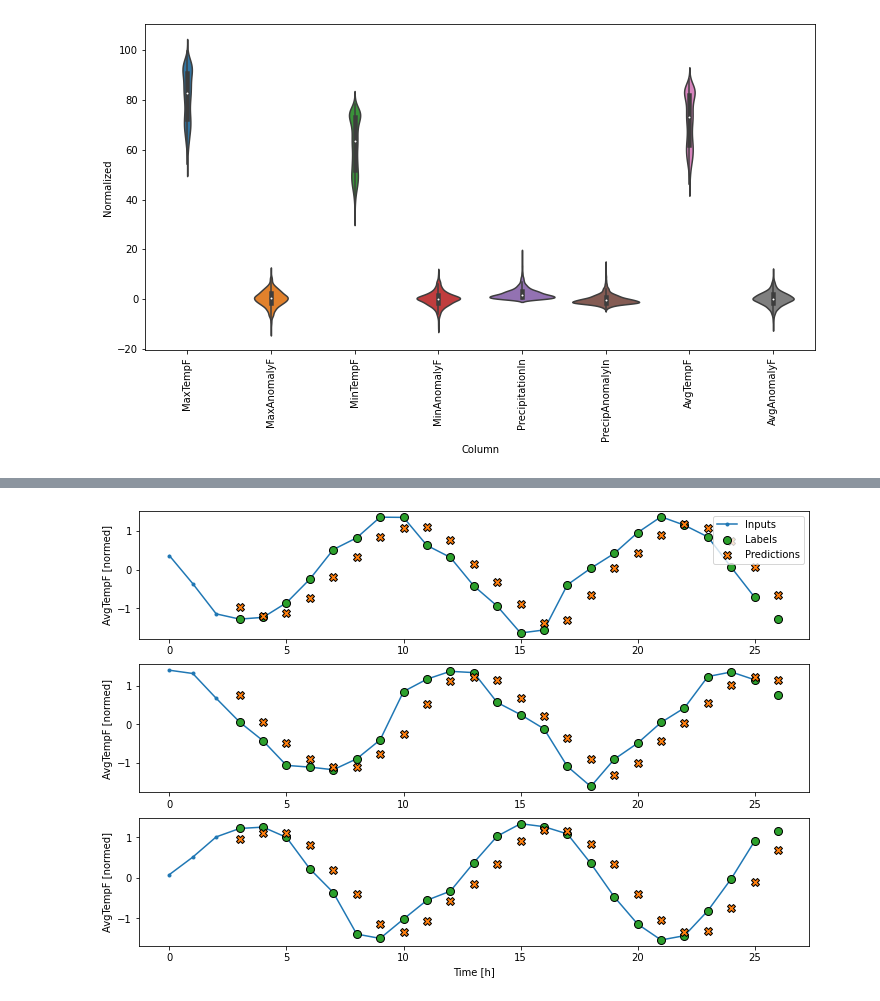
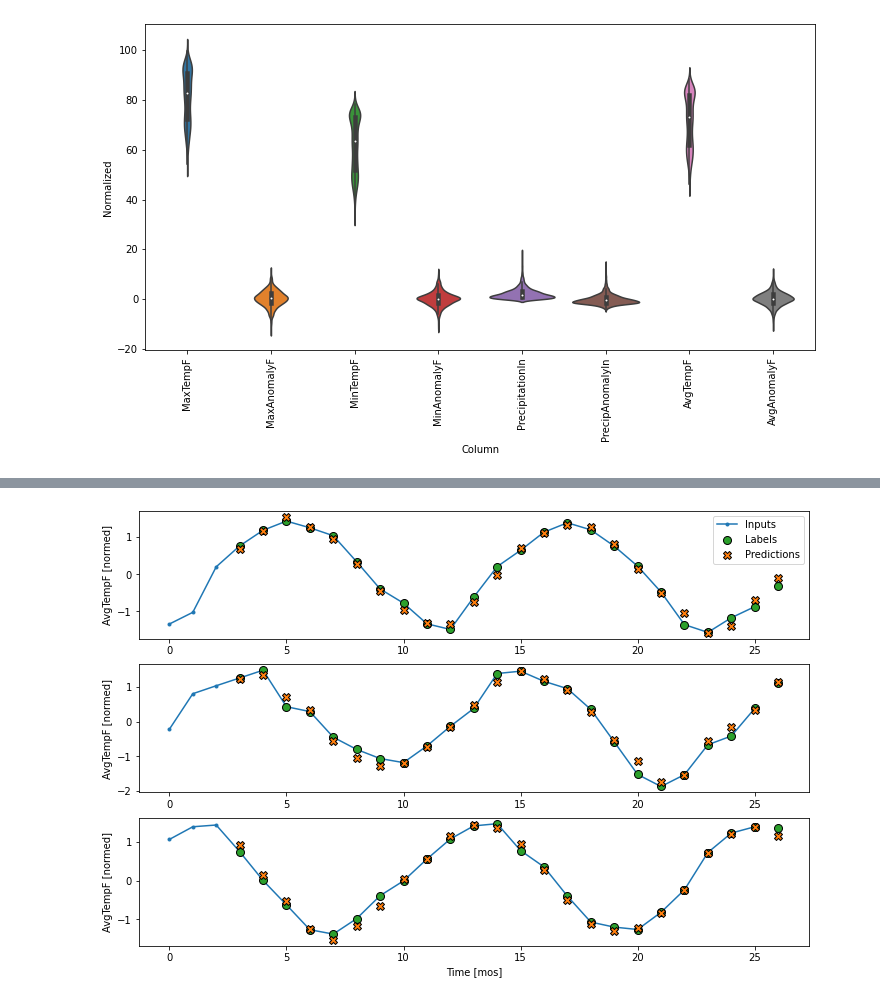
Before and after one commit to carlystanton/tempPrediction, a Jupyter notebook: TempPredTest.ipynb, the cells around one changed output, grey strips where cells are left out. Saved outputs shown, nothing was run; the diff lists cells and outputs as text; code cells hidden in the pictures.

```diff
--- a/TempPredTest.ipynb
+++ b/TempPredTest.ipynb
@@ -189,10 +189,12 @@ class Baseline(tf.keras.Model):
     result = inputs[:, :, self.label_index]
     return result[:, :, tf.newaxis]
 # %%
+#loads data & splits datasets for Wayne County (Detroit, MI), Cook County (Chicago, IL), & Nueces County
 dfWayne = buildDataframe('MI-163')
 dfCook = buildDataframe('IL-031')
 dfNueces = buildDataframe('TX-355')
 train_Wayne, val_Wayne, test_Wayne = split_normalizeData(dfWayne)
 train_Cook, val_Cook, test_Cook = split_normalizeData(dfCook)
 train_Nueces, val_Nueces, test_Nueces = split_normalizeData(dfNueces)
+column_indices = {name: i for i, name in enumerate(dfWayne.columns)}
 # %%
@@ -368,17 +401,0 @@ Epoch 50/50
-# %%
-multi_step_dense = tf.keras.Sequential([
-    # Shape: (time, features) => (time*features)
-    tf.keras.layers.Flatten(),
-    tf.keras.layers.Dense(units=32, activation='relu'),
-    tf.keras.layers.Dense(units=32, activation='relu'),
-    tf.keras.layers.Dense(units=1),
-    # Add back the time dimension.
-    # Shape: (outputs) => (1, outputs)
-    tf.keras.layers.Reshape([1, -1]),
-])
-print('Input shape:', w_3m.example[0].shape)
-print('Output shape:', multi_step_dense(w_3m.example[0]).shape)
-history = compile_and_fit(multi_step_dense, w_3m)
-val_performance['Multi step dense'] = multi_step_dense.evaluate(w_3m.val)
-performance['Multi step dense'] = multi_step_dense.evaluate(w_3m.test, verbose=0)
-conv_window.plot(multi_step_dense)
@@ -404,15 +402,13 @@ Epoch 50/50
 # %%
+#convolution NN model - 1 convolution layer, 1 dense layer - multi step (3 mos)
 conv_model = tf.keras.Sequential([
     tf.keras.layers.Conv1D(filters=32,
                            kernel_size=(CONV_WIDTH,),
                            activation='relu'),
     tf.keras.layers.Dense(units=32, activation='relu'),
-    tf.keras.layers.Dense(units=1),
-])
-print('Input shape:', w_3m.example[0].shape)
-print('Output shape:', conv_model(w_3m.example[0]).shape)
+    tf.keras.layers.Dense(units=1),])
 history = compile_and_fit(conv_model, w_3m)
 val_performance['Conv'] = conv_model.evaluate(w_3m.val)
 performance['Conv'] = conv_model.evaluate(w_3m.test, verbose=0)
-w_1y.plot(conv_model)
+w_3m.plot(conv_model)
 # %% [output]
@@ -437,4 +433,5 @@ Epoch 50/50
 # %%
+#convolution NN model - 1 convolution layer, 1 dense layer - single step w/ 2 yrs data
 LABEL_WIDTH = 24
 INPUT_WIDTH = LABEL_WIDTH + (CONV_WIDTH - 1)
 wide_conv_window = WindowGenerator(
@@ -443,9 +440,14 @@ wide_conv_window = WindowGenerator(
     shift=1,
     train_df=train_Wayne, val_df=val_Wayne, test_df=test_Wayne,
     label_columns=['AvgTempF'])
-
-print('Input shape:', wide_conv_window.example[0].shape)
-print('Labels shape:', wide_conv_window.example[1].shape)
-print('Output shape:', conv_model(wide_conv_window.example[0]).shape)
-wide_conv_window.plot(conv_model)
+conv_model2 = tf.keras.Sequential([
+    tf.keras.layers.Conv1D(filters=32,
+                           kernel_size=(CONV_WIDTH,),
+                           activation='relu'),
+    tf.keras.layers.Dense(units=32, activation='relu'),
+    tf.keras.layers.Dense(units=1),])
+history = compile_and_fit(conv_model2, wide_conv_window)
+val_performance['Conv-Wide'] = conv_model2.evaluate(wide_conv_window.val)
+performance['Conv-Wide'] = conv_model2.evaluate(wide_conv_window.test, verbose=0)
+wide_conv_window.plot(conv_model2)
 # %% [output]
@@ -455,2 +471,2 @@ Output shape: (32, 24, 1)
-[figure, old version]
+[figure, new version]
 # %%
```
Also changed, not shown: parts of 15 cells of this notebook.
